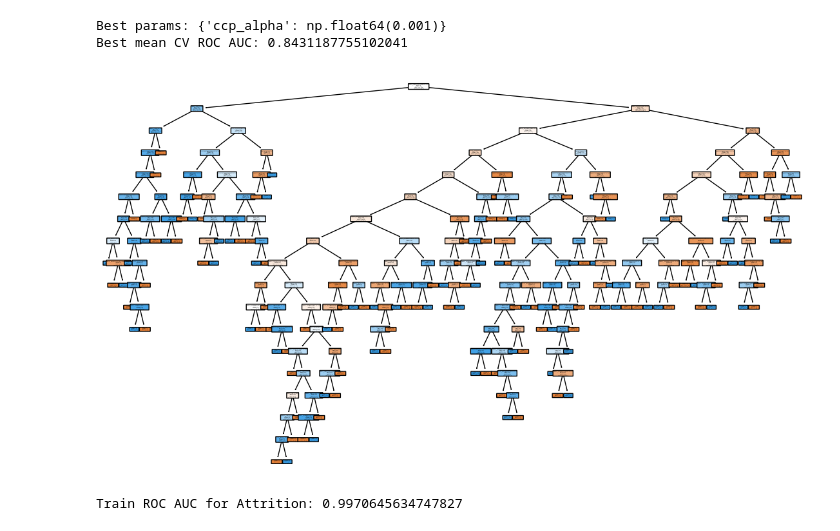
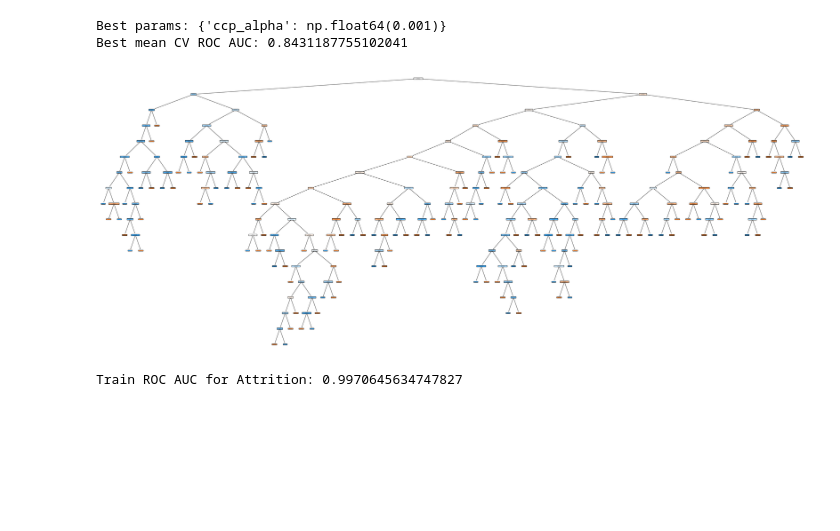
Before and after one commit to jtmcginley123/machinelearningii, a Jupyter notebook: Larry/tree.ipynb, the cells around one changed output. Cells and saved outputs as stored; diff of their text form; code cells hidden in the pictures; blank space fills up the shorter version.

```diff
--- a/Larry/tree.ipynb
+++ b/Larry/tree.ipynb
@@ -99,17 +99,17 @@ cv_results = pd.DataFrame(grid.cv_results_)
 Best params: {'ccp_alpha': np.float64(0.001)}
 Best mean CV ROC AUC: 0.8431187755102041
 # %%
-plt.figure(figsize=(14,8))
+plt.figure(figsize=(50,20))
 plot_tree(
     best_tree,
     feature_names = X_train_processed_balanced_df.columns.tolist(),
     class_names = ['No Attrition (0)' , 'Attrition (1)'],
     filled = True ,
     rounded = True
 )
 plt.show()
 # %% [output]
-[figure, old version]
+[figure, new version]
 # %%
 ### get in-sample ROC curve and AUC
 
```
Also changed, not shown: parts of 7 cells of this notebook.
